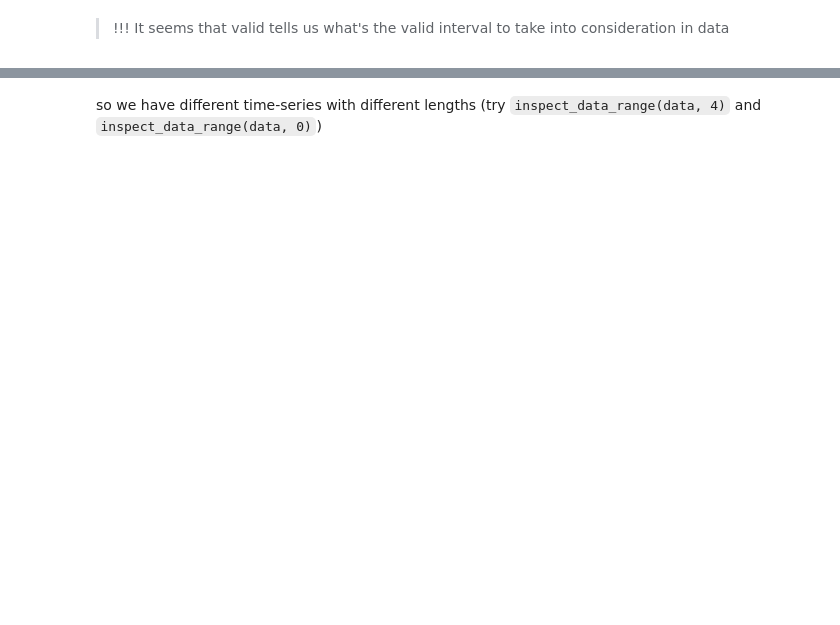
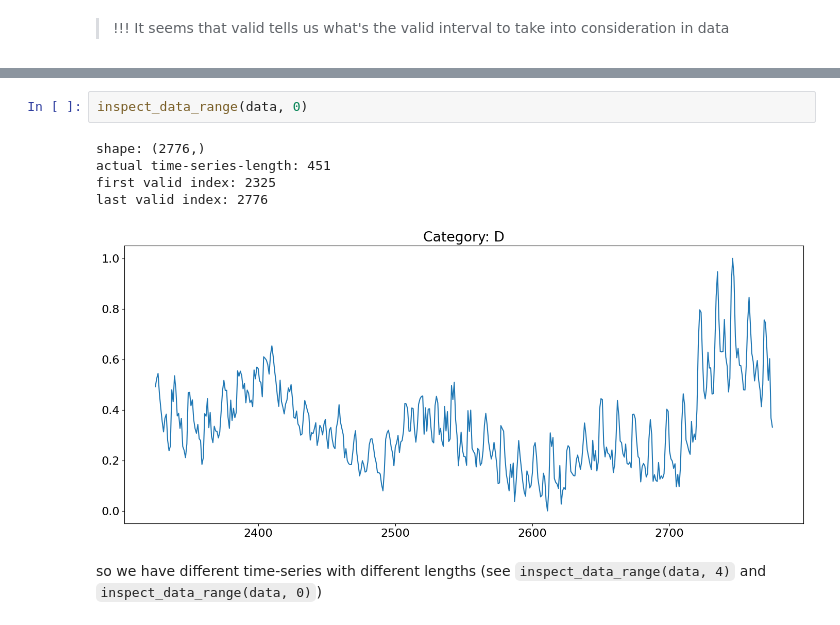
Before and after one commit to AlessandroSironi/AN2DL-Challenges-24, a Jupyter notebook: Challenge 2/notebooks/20231210_dataset_exploration-tomaso.ipynb, the cells around one changed output, grey strips where cells are left out. Saved outputs shown, nothing was run; the diff lists cells and outputs as text; blank space fills up the shorter version.

````diff
--- a/Challenge 2/notebooks/20231210_dataset_exploration-tomaso.ipynb
+++ b/Challenge 2/notebooks/20231210_dataset_exploration-tomaso.ipynb
@@ -119,2 +123,10 @@ actual shape: 94
+# %%
+inspect_data_range(data, 0)
+# %% [output]
+shape: (2776,)
+actual time-series-length: 451
+first valid index: 2325
+last valid index: 2776
+[figure, added]
 # %% [markdown]
-so we have different time-series with different lengths (try ```inspect_data_range(data, 4)``` and ```inspect_data_range(data, 0)```)
+so we have different time-series with different lengths (see ```inspect_data_range(data, 4)``` and ```inspect_data_range(data, 0)```)
````
Also changed, not shown: parts of 7 cells of this notebook.
